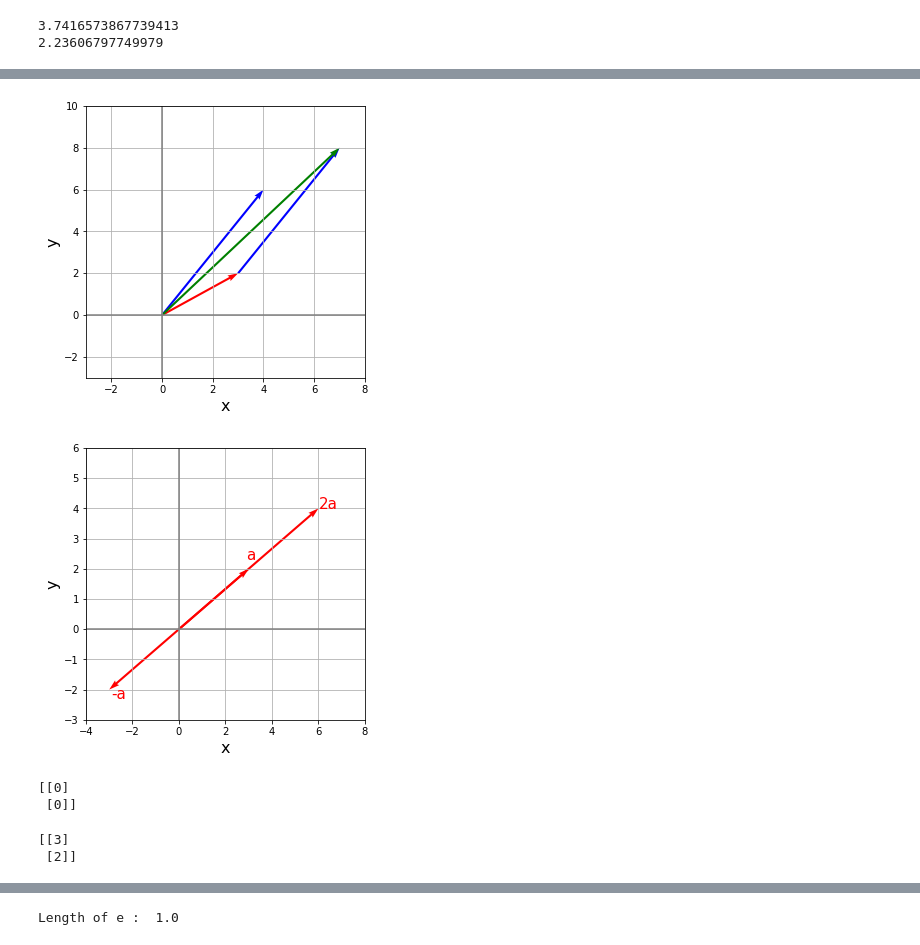
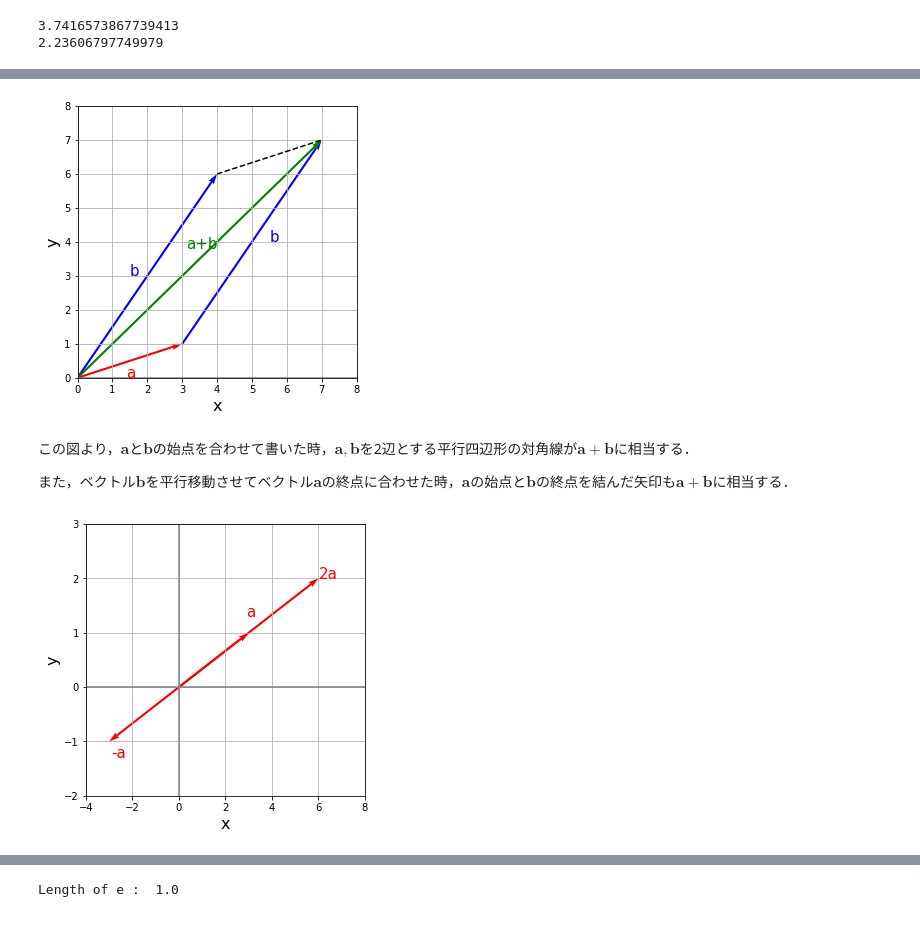
Before and after one commit to TomohiroSakaguchi/LinerAlgebra, a Jupyter notebook: Chap_1_vector/Vector.ipynb, the cells around one changed output, grey strips where cells are left out. Drawn from its saved outputs; the diff is of its cells as text; code cells hidden in the pictures.

```diff
--- a/Chap_1_vector/Vector.ipynb
+++ b/Chap_1_vector/Vector.ipynb
@@ -40,6 +190,6 @@ print(m2)
 # %%
 #ベクトルの足し算
-a = np.array([[3],[2]])
+a = np.array([[3],[1]])
 b = np.array([[4],[6]])
 
 # 座標設定関数
@@ -51,52 +201,60 @@ def coordinate(axes, range_x, range_y, grid = True,
     axes.set_ylim(range_y[0], range_y[1])
     if grid == True:
         axes.grid()
     if xyline == True:
         axes.axhline(0, color = "gray")
         axes.axvline(0, color = "gray")
 
 # ベクトル描画関数
 def visual_vector(axes, loc, vector, color = "red"):
     axes.quiver(loc[0], loc[1],
               vector[0], vector[1], color = color,
               angles = 'xy', scale_units = 'xy', scale = 1)
 
 # FigureとAxes
 fig = plt.figure(figsize = (5, 5))
 ax = fig.add_subplot(111)
 
 # 座標を設定
-coordinate(ax, [-3, 8], [-3, 10])
+coordinate(ax, [0, 8], [0, 8])
 
-# ベクトルv,wを定義
-#v = np.array([2, 1])
-#w = np.array([-1, 1])
 
-# [0,0]を始点にv1を描画
+# [0,0]を始点にaを描画
 visual_vector(ax, [0, 0], a, "red")
 
-# v1の終点を始点にｖ2を描画
+# [0,0]を始点にbを描画
 visual_vector(ax, [0,0], b, "blue")
+# aの終点を始点にbを描画
 visual_vector(ax, a, b, "blue")
 
 # [0,0]を始点にa+bを描画
 visual_vector(ax, [0, 0], a + b, "green")
 
+ax.plot([b[0],b[0]+a[0]], [b[1], b[1]+a[1]], ls = "--", color = "black")
+
+ax.text(a[0]/2-0.1,a[1]/2-0.5, "a", color = "red", size = 15)
+ax.text(b[0]/2-0.5,b[1]/2, "b", color = "blue", size = 15)
+ax.text(b[0]/2+a[0]+0.5,b[1]/2+a[1], "b", color = "blue", size = 15)
+ax.text((a[0]+b[0])/2-0.4, (a[1]+b[1])/2+0.3, "a+b", color = "green", size = 15)
+
 plt.show()
 # %% [output]
-[figure, old version]
+[figure, new version]
+# %% [markdown]
+この図より，$\boldsymbol{a}$と$\boldsymbol{b}$の始点を合わせて書いた時，$\boldsymbol{a},\boldsymbol{b}$を2辺とする平行四辺形の対角線が$\boldsymbol{a}+\boldsymbol{b}$に相当する．
+
+また，ベクトル$\boldsymbol{b}$を平行移動させてベクトル$\boldsymbol{a}$の終点に合わせた時，$\boldsymbol{a}$の始点と$\boldsymbol{b}$の終点を結んだ矢印も$\boldsymbol{a}+\boldsymbol{b}$に相当する．
 # %%
 #ベクトルのスカラー倍
 a2 = 2*a
-a3 = (-1)*a
-#a3を特に逆ベクトルと呼ぶ
+a_rev = (-1)*a
 
 # FigureとAxes
 fig = plt.figure(figsize = (5, 5))
 ax = fig.add_subplot(111)
 
 # 座標を設定
-coordinate(ax, [-4, 8], [-3, 6])
+coordinate(ax, [-4, 8], [-2, 3])
 
 # [0,0]を始点にv1を描画
 visual_vector(ax, [0, 0], a, "red")
@@ -108,20 +266,8 @@ ax.text(a2[0],a2[1], "2a", color = "red", size = 15)
 
 # [0,0]を始点にv1を描画
 visual_vector(ax, [0, 0], (-1)*a, "red")
-ax.text(a3[0]+0.1,a3[1]-0.3, "-a", color = "red", size = 15)
+ax.text(a_rev[0]+0.1,a_rev[1]-0.3, "-a", color = "red", size = 15)
 
 plt.show()
 # %% [output]
-[figure, old version]
+[figure, new version]
-# %%
-c = a+a3
-print(c)
-# %% [output]
-[[0]
- [0]]
-# %%
-d = a+c
-print(d)
-# %% [output]
-[[3]
- [2]]
```
Also changed, not shown: parts of 17 cells of this notebook.
